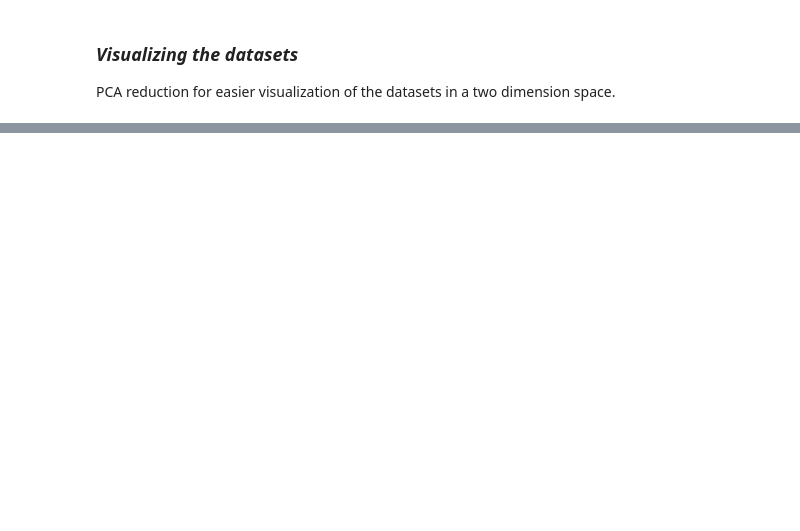
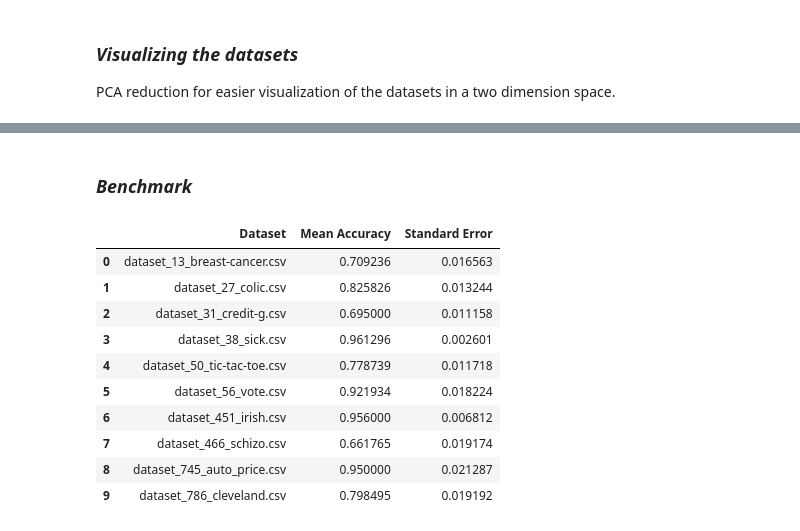
Before and after one commit to egrigorio/kNN-outliers, a Jupyter notebook: knn.ipynb, the cells around one changed output, grey strips where cells are left out. Saved outputs shown, nothing was run; the diff lists cells and outputs as text; code cells hidden in the pictures; blank space fills up the shorter version.

```diff
--- a/knn.ipynb
+++ b/knn.ipynb
@@ -92,0 +185,62 @@ for ds_name in selected_datasets:
+# %% [markdown]
+### ***Benchmark***
+# %%
+cv = StratifiedKFold(n_splits=10, shuffle=True, random_state=42)
+results_phase1 = []
+
+for ds_name in selected_datasets:
+    path = os.path.join(folder_name, ds_name)
+    df = pd.read_csv(path)
+
+    for col in df.columns:
+        mode_val = df[col].mode()
+        if not mode_val.empty:
+            df[col] = df[col].fillna(mode_val[0])
+        else:
+            df[col] = df[col].fillna(0)
+
+    for col in df.columns:
+        if not pd.api.types.is_numeric_dtype(df[col]):
+            df[col] = df[col].astype('category').cat.codes
+
+    X = df.iloc[:, :-1].values
+    y = df.iloc[:, -1].values
+
+    X_min = X.min(axis=0)
+    X_max = X.max(axis=0)
+    X = (X - X_min) / (X_max - X_min + 1e-10)
+
+    fold_accuracies = []
+
+    for train_idx, test_idx in cv.split(X, y):
+        X_train, X_test = X[train_idx], X[test_idx]
+        y_train, y_test = y[train_idx], y[test_idx]
+
+        model = KNNClassifier(k=3)
+        model.fit(X_train, y_train)
+        y_pred = model.predict(X_test)
+
+        acc = np.mean(y_pred == y_test)
+        fold_accuracies.append(acc)
+
+    results_phase1.append({
+        "Dataset": ds_name,
+        "Mean Accuracy": np.mean(fold_accuracies),
+        "Standard Error": np.std(fold_accuracies) / np.sqrt(10)
+    })
+
+df_benchmark = pd.DataFrame(results_phase1)
+df_benchmark.to_csv('knn_phase1_benchmark_results.csv', index=False)
+display(df_benchmark)
+# %% [output]
+|  | Dataset | Mean Accuracy | Standard Error |
+| 0 | dataset_13_breast-cancer.csv | 0.709236 | 0.016563 |
+| 1 | dataset_27_colic.csv | 0.825826 | 0.013244 |
+| 2 | dataset_31_credit-g.csv | 0.695000 | 0.011158 |
+| 3 | dataset_38_sick.csv | 0.961296 | 0.002601 |
+| 4 | dataset_50_tic-tac-toe.csv | 0.778739 | 0.011718 |
+| 5 | dataset_56_vote.csv | 0.921934 | 0.018224 |
+| 6 | dataset_451_irish.csv | 0.956000 | 0.006812 |
+| 7 | dataset_466_schizo.csv | 0.661765 | 0.019174 |
+| 8 | dataset_745_auto_price.csv | 0.950000 | 0.021287 |
+| 9 | dataset_786_cleveland.csv | 0.798495 | 0.019192 |
```
Also changed, not shown: parts of 3 cells of this notebook, 45 other files.
